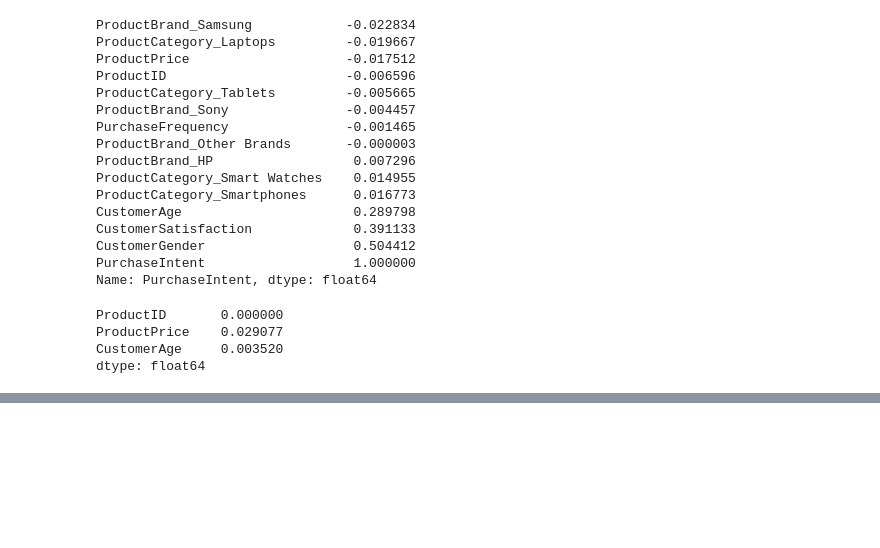
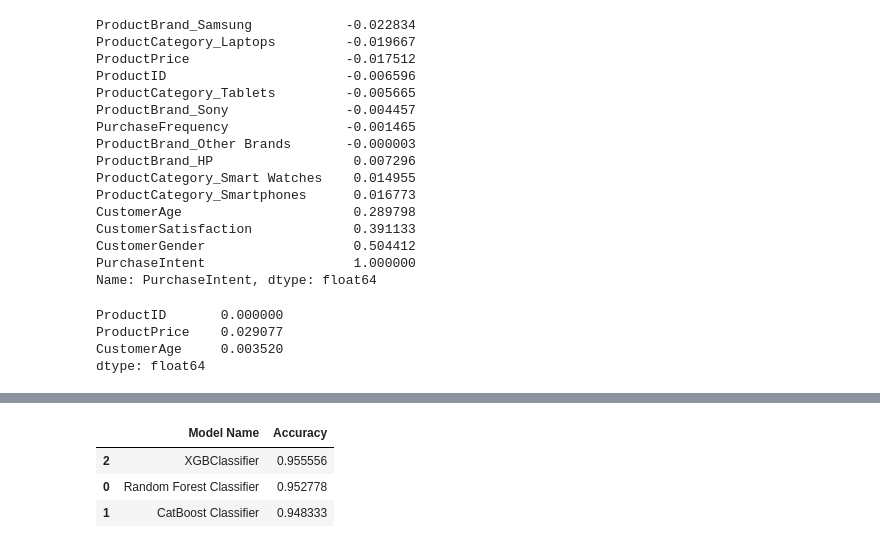
Before and after one commit to ViSiOnOp19cr/electric_item_purchase_prediction, a Jupyter notebook: electric_item_purchase_prediction/main.ipynb, the cells around one changed output, grey strips where cells are left out. Saved outputs shown, nothing was run; the diff lists cells and outputs as text; code cells hidden in the pictures; blank space fills up the shorter version.

```diff
--- a/electric_item_purchase_prediction/main.ipynb
+++ b/electric_item_purchase_prediction/main.ipynb
@@ -201,0 +410,9 @@ dtype: float64
+# %%
+#retraining model with best parameter
+from sklearn.metrics import roc_auc_score,roc_curve
+best_models = {
+    "Random Forest Classifier": RandomForestClassifier(**model_param['RF']),
+    "CatBoost Classifier": CatBoostClassifier(**model_param['catboost']),
+    "XGBClassifier": XGBClassifier(**model_param['XGBoost'],n_jobs=-1),
+}
+tuned_report =evaluate_models(X=x, y=y, models=best_models)
@@ -201,0 +437,7 @@ dtype: float64
+# %%
+tuned_report
+# %% [output]
+|  | Model Name | Accuracy |
+| 2 | XGBClassifier | 0.955556 |
+| 0 | Random Forest Classifier | 0.952778 |
+| 1 | CatBoost Classifier | 0.948333 |
```
Also changed, not shown: parts of 15 cells of this notebook, 5 other files.
